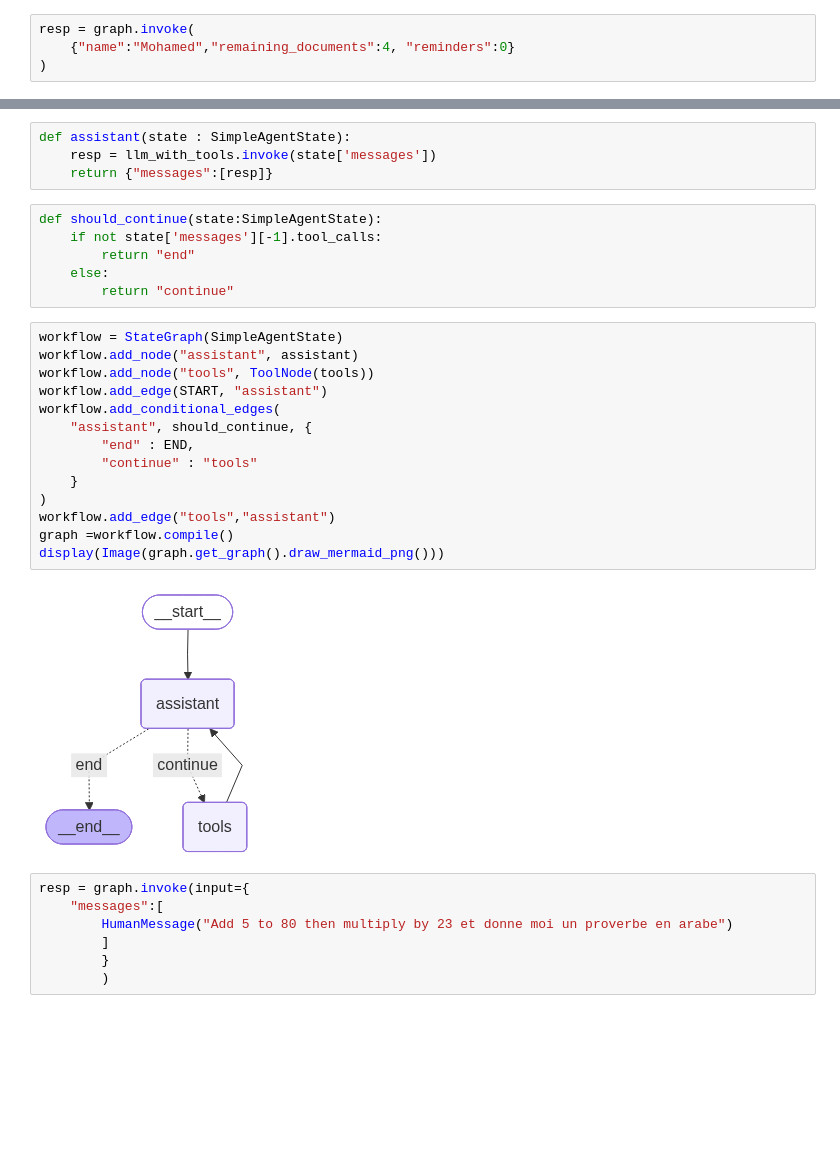
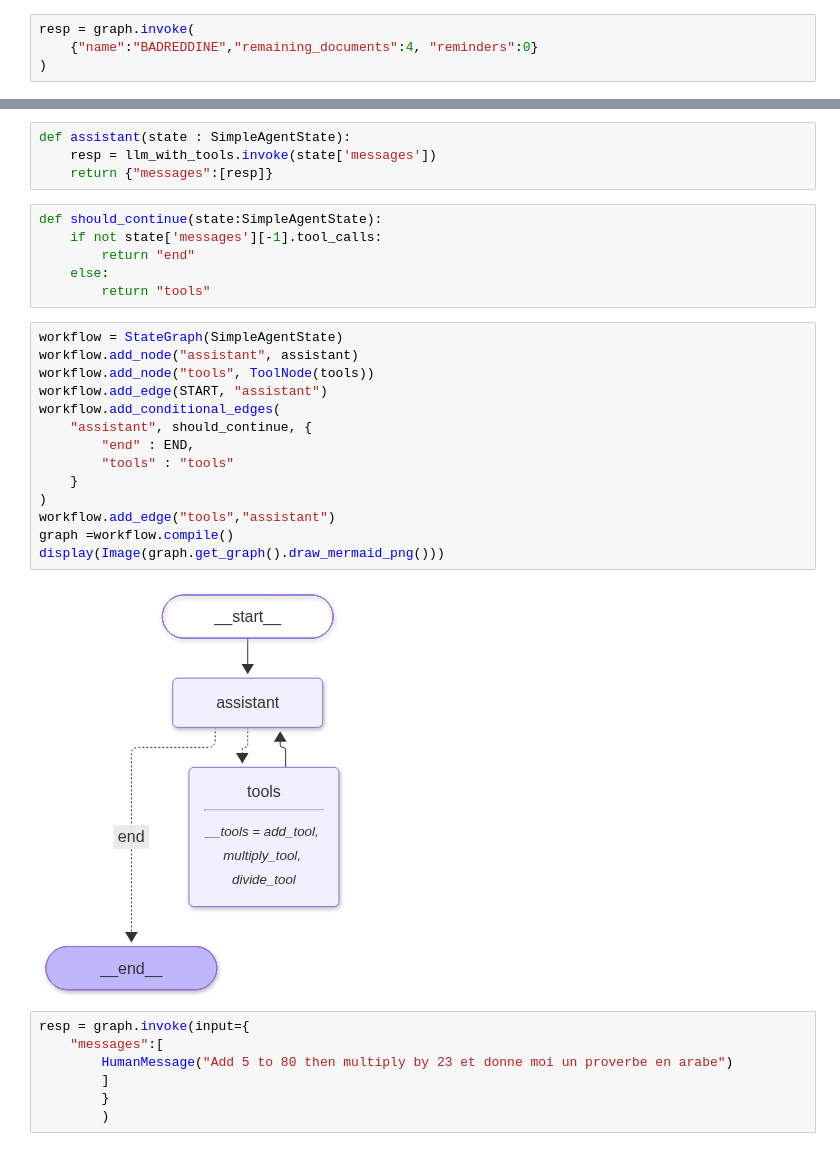
Before and after one commit to IksiBadreddine/Agentic-AI-et-MCP---Langchain-et-LangGraph, a Jupyter notebook: demo-langgraph.ipynb, the cells around one changed output, grey strips where cells are left out. Saved outputs shown, nothing was run; the diff lists cells and outputs as text; blank space fills up the shorter version.

```diff
--- a/demo-langgraph.ipynb
+++ b/demo-langgraph.ipynb
@@ -288,6 +288,6 @@ display(Image(graph.get_graph().draw_mermaid_png()))
 # %%
 resp = graph.invoke(
-    {"name":"Mohamed","remaining_documents":4, "reminders":0}
+    {"name":"BADREDDINE","remaining_documents":4, "reminders":0}
 )
 # %% [output]
 **************************************************
@@ -378,23 +378,23 @@ def should_continue(state:SimpleAgentState):
     if not state['messages'][-1].tool_calls:
         return "end"
     else:
-        return "continue"
+        return "tools"
 # %%
 workflow = StateGraph(SimpleAgentState)
 workflow.add_node("assistant", assistant)
 workflow.add_node("tools", ToolNode(tools))
 workflow.add_edge(START, "assistant")
 workflow.add_conditional_edges(
     "assistant", should_continue, {
         "end" : END,
-        "continue" : "tools"
+        "tools" : "tools"
     }
 )
 workflow.add_edge("tools","assistant")
 graph =workflow.compile()
 display(Image(graph.get_graph().draw_mermaid_png()))
 # %% [output]
-[figure, old version]
+[figure, new version]
 # %%
 resp = graph.invoke(input={
     "messages":[
```
Also changed, not shown: parts of 39 cells of this notebook, 14 other files.
